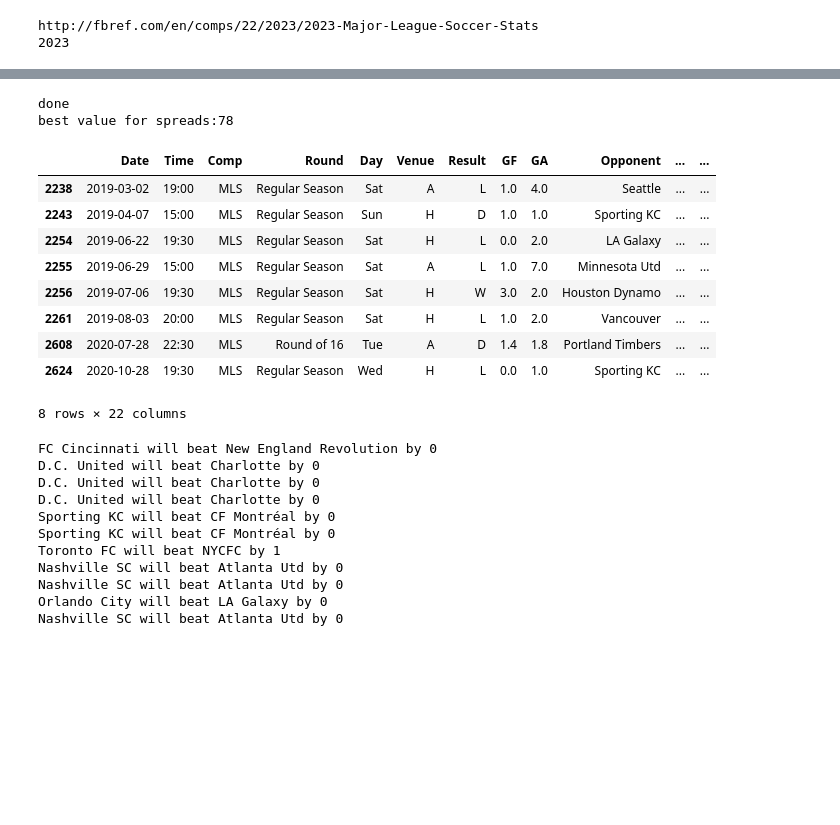
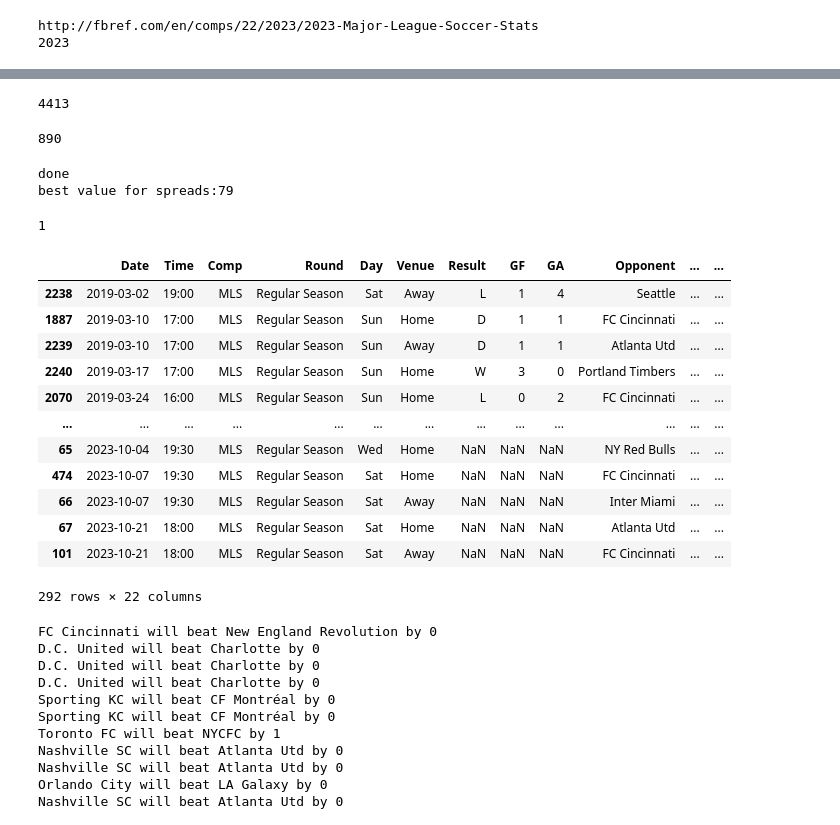
Before and after one commit to easella/mlselos, a Jupyter notebook: mls.ipynb, the cells around one changed output, grey strips where cells are left out. Drawn from its saved outputs; the diff is of its cells as text; code cells hidden in the pictures; blank space fills up the shorter version.

```diff
--- a/mls.ipynb
+++ b/mls.ipynb
@@ -90,0 +107,9 @@ http://fbref.com/en/comps/22/2023/2023-Major-League-Soccer-Stats
+# %%
+dfgz.sort_values(by='Date',inplace=True)
+dd=dfgz.reset_index()
+
+dd=dd[dd.index % 2==0]
+# %%
+len(dd)
+# %% [output]
+4413
@@ -91,3 +130,7 @@ http://fbref.com/en/comps/22/2023/2023-Major-League-Soccer-Stats
+# %%
+len(dfg)
+# %% [output]
+890
 # %%
 d=0
 df1=pd.read_csv("https://ontheroadtovote.com/ncaab/mls2014-2021.csv")
@@ -95,17 +138,10 @@ df2=pd.read_csv("https://ontheroadtovote.com/ncaab/mls1996-2014.csv")
 df3=pd.read_csv("https://ontheroadtovote.com/ncaab/mls2022.csv")
 dfg=dfgz
 gd={}
-for row in dfg.itertuples():
-    name=str(row.Date)+str(row.Team)+str(row.Opponent)
-    gd[name]=0
-x=[]
-for row in dfg.itertuples():
-    name=str(row.Date)+str(row.Opponent)+str(row.Team)
+dfg.sort_values(by='Date',inplace=True)
+dfg=dfg.reset_index()
 
-    if name in str(gd) and name not in str(x):
-
-        dfg=dfg[dfg.index!=row.Index]
-    x.append(name)
+dfg=dfg[dfg.index % 2==0]
 print('done')
 import pandas as pd
 pd.options.mode.chained_assignment = None  # default='warn'
@@ -309,21 +345,28 @@ for key in mas.keys():
     print("best value for spreads:"+str(key))
 # %% [output]
 done
-best value for spreads:78
+best value for spreads:79
+# %%
+1
+# %% [output]
+1
 # %%
-df.sort_values(by='Date')
-df[(df.Opponent=='FC Cincinnati')|(df.Team=='FC Cincinnati')]
+dfgz.sort_values(by='Date',inplace=True)
+dfgz[(dfgz.Opponent=='FC Cincinnati')|(dfgz.Team=='FC Cincinnati')]
 # %% [output]
 |  | Date | Time | Comp | Round | Day | Venue | Result | GF | GA | Opponent | ... | ... |
-| 2238 | 2019-03-02 | 19:00 | MLS | Regular Season | Sat | A | L | 1.0 | 4.0 | Seattle | ... | ... |
-| 2243 | 2019-04-07 | 15:00 | MLS | Regular Season | Sun | H | D | 1.0 | 1.0 | Sporting KC | ... | ... |
-| 2254 | 2019-06-22 | 19:30 | MLS | Regular Season | Sat | H | L | 0.0 | 2.0 | LA Galaxy | ... | ... |
-| 2255 | 2019-06-29 | 15:00 | MLS | Regular Season | Sat | A | L | 1.0 | 7.0 | Minnesota Utd | ... | ... |
-| 2256 | 2019-07-06 | 19:30 | MLS | Regular Season | Sat | H | W | 3.0 | 2.0 | Houston Dynamo | ... | ... |
-| 2261 | 2019-08-03 | 20:00 | MLS | Regular Season | Sat | H | L | 1.0 | 2.0 | Vancouver | ... | ... |
-| 2608 | 2020-07-28 | 22:30 | MLS | Round of 16 | Tue | A | D | 1.4 | 1.8 | Portland Timbers | ... | ... |
-| 2624 | 2020-10-28 | 19:30 | MLS | Regular Season | Wed | H | L | 0.0 | 1.0 | Sporting KC | ... | ... |
+| 2238 | 2019-03-02 | 19:00 | MLS | Regular Season | Sat | Away | L | 1 | 4 | Seattle | ... | ... |
+| 1887 | 2019-03-10 | 17:00 | MLS | Regular Season | Sun | Home | D | 1 | 1 | FC Cincinnati | ... | ... |
+| 2239 | 2019-03-10 | 17:00 | MLS | Regular Season | Sun | Away | D | 1 | 1 | Atlanta Utd | ... | ... |
+| 2240 | 2019-03-17 | 17:00 | MLS | Regular Season | Sun | Home | W | 3 | 0 | Portland Timbers | ... | ... |
+| 2070 | 2019-03-24 | 16:00 | MLS | Regular Season | Sun | Home | L | 0 | 2 | FC Cincinnati | ... | ... |
+| ... | ... | ... | ... | ... | ... | ... | ... | ... | ... | ... | ... | ... |
+| 65 | 2023-10-04 | 19:30 | MLS | Regular Season | Wed | Home | NaN | NaN | NaN | NY Red Bulls | ... | ... |
+| 474 | 2023-10-07 | 19:30 | MLS | Regular Season | Sat | Home | NaN | NaN | NaN | FC Cincinnati | ... | ... |
+| 66 | 2023-10-07 | 19:30 | MLS | Regular Season | Sat | Away | NaN | NaN | NaN | Inter Miami | ... | ... |
+| 67 | 2023-10-21 | 18:00 | MLS | Regular Season | Sat | Home | NaN | NaN | NaN | Atlanta Utd | ... | ... |
+| 101 | 2023-10-21 | 18:00 | MLS | Regular Season | Sat | Away | NaN | NaN | NaN | FC Cincinnati | ... | ... |
-8 rows × 22 columns
+292 rows × 22 columns
 # %%
 
 dfz=dfgz[dfgz.Date>str("2023-04-23")]
```
Also changed, not shown: parts of 6 cells of this notebook.
